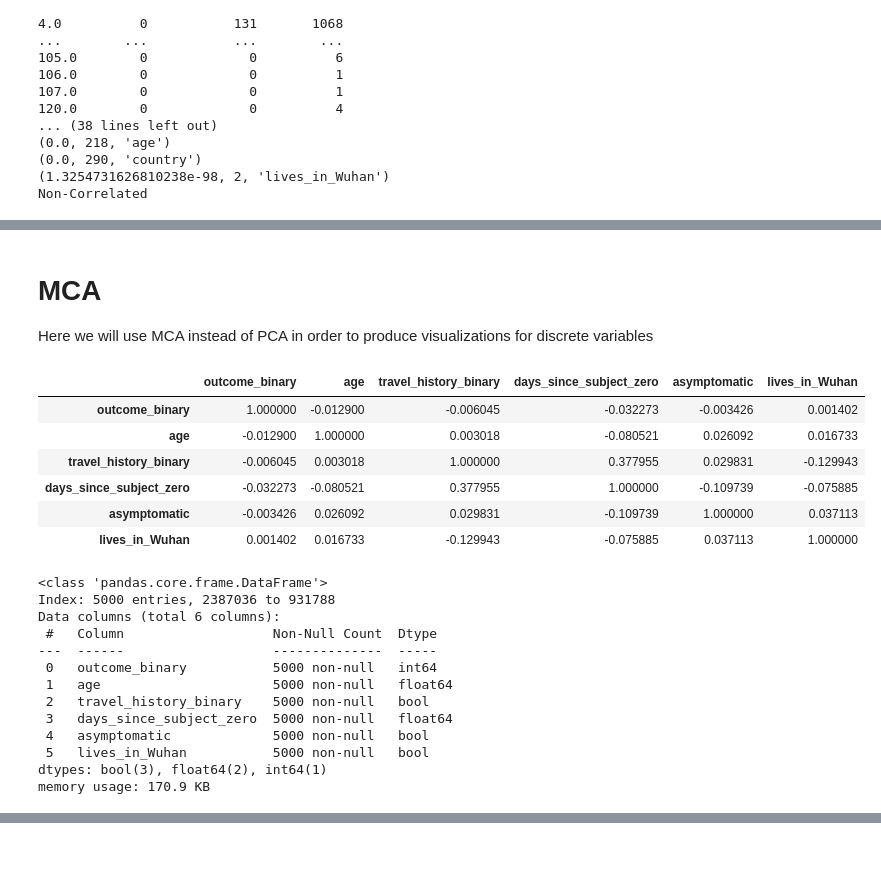
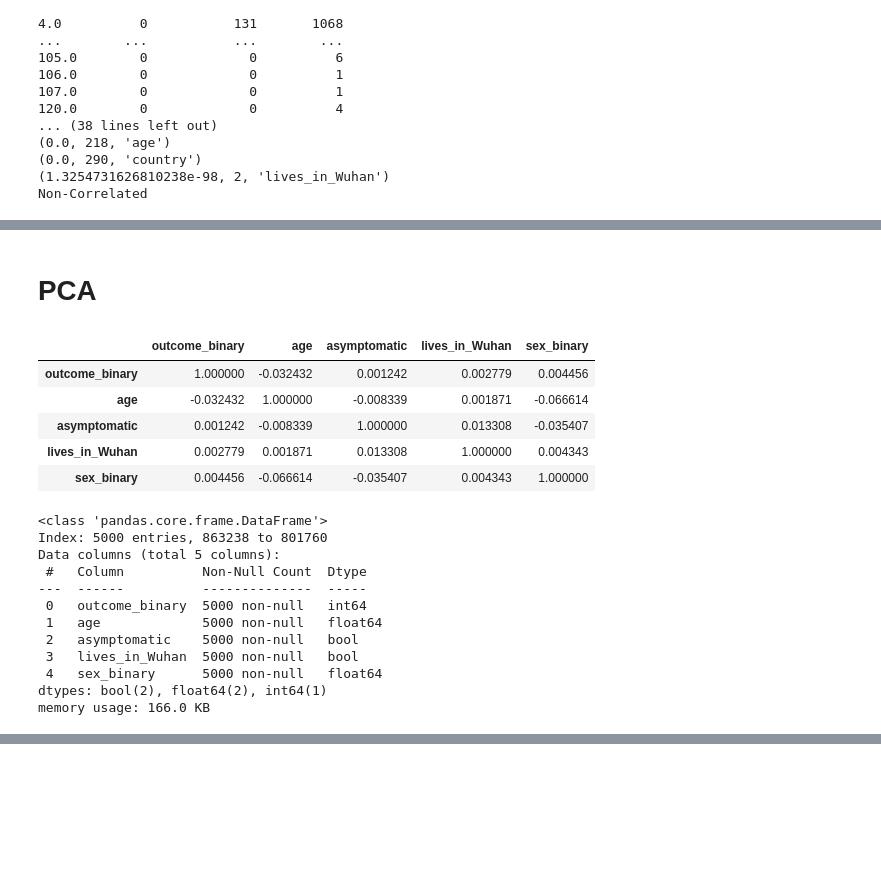
Before and after one commit to OrionVi1998/ai_project, a Jupyter notebook: Version2.ipynb, the cells around one changed output, grey strips where cells are left out. Cells and saved outputs as stored; diff of their text form; code cells hidden in the pictures; blank space fills up the shorter version.

```diff
--- a/Version2.ipynb
+++ b/Version2.ipynb
@@ -219,3 +236,26 @@ df['days_since_subject_zero'] = df["date_confirmation"].apply(lambda d: (d - dat
+# %%
+df['date_confirmation'] = pd.to_datetime(df['date_confirmation'], format='%d.%m.%Y', errors='coerce')
+# %%
+def parse_conf_binary(date_str):
+    if isinstance(date_str, pd.Timestamp):
+        return True
+    return False
+
+
+df["confirmation_binary"] = df['date_confirmation'].apply(parse_conf_binary)
+# %%
+def date_onset_parse(date_str):
+    if isinstance(date_str, float):
+        date_str = str(date_str)
+    if "-" in date_str:
+        date_str = date_str.split("-")
+        date_str = [d for d in date_str if d != "-"][0]
+    return pd.to_datetime(date_str, format='%d.%m.%Y', errors='coerce')
+
+
+df["date_onset_symptoms"] = df["date_onset_symptoms"].apply(date_onset_parse)
+# %%
+df['recovery_interval'] = abs((df['date_death_or_discharge'] - df['date_onset_symptoms']) / np.timedelta64(1, 'D'))
 # %%
 df["outcome_binary"] = df['outcome'].apply(lambda x: 0 if x not in ["recovered", "hospitalized"] else 1)
 # %%
@@ -299,37 +355,34 @@ Non-Correlated
 # %% [markdown]
-# MCA
-Here we will use MCA instead of PCA in order to produce visualizations for discrete variables
+# PCA
 # %%
 import prince
 from sklearn.preprocessing import LabelEncoder
 # %%
-continuous_dataset = df[["outcome_binary", "age", "travel_history_binary", "days_since_subject_zero", "asymptomatic", "lives_in_Wuhan"]]
-continuous_dataset =  continuous_dataset.dropna(how="any", axis=0).sample(n=5000, random_state=42)
-continuous_dataset.corr()
+PCA_dataset = df[["outcome_binary", "age", "asymptomatic", "lives_in_Wuhan", "sex_binary"]]
+PCA_dataset = PCA_dataset.dropna(how="any", axis=0).sample(n=5000, random_state=42)
+PCA_dataset.corr()
 # %% [output]
-|  | outcome_binary | age | travel_history_binary | days_since_subject_zero | asymptomatic | lives_in_Wuhan |
-| outcome_binary | 1.000000 | -0.012900 | -0.006045 | -0.032273 | -0.003426 | 0.001402 |
-| age | -0.012900 | 1.000000 | 0.003018 | -0.080521 | 0.026092 | 0.016733 |
-| travel_history_binary | -0.006045 | 0.003018 | 1.000000 | 0.377955 | 0.029831 | -0.129943 |
-| days_since_subject_zero | -0.032273 | -0.080521 | 0.377955 | 1.000000 | -0.109739 | -0.075885 |
-| asymptomatic | -0.003426 | 0.026092 | 0.029831 | -0.109739 | 1.000000 | 0.037113 |
-| lives_in_Wuhan | 0.001402 | 0.016733 | -0.129943 | -0.075885 | 0.037113 | 1.000000 |
+|  | outcome_binary | age | asymptomatic | lives_in_Wuhan | sex_binary |
+| outcome_binary | 1.000000 | -0.032432 | 0.001242 | 0.002779 | 0.004456 |
+| age | -0.032432 | 1.000000 | -0.008339 | 0.001871 | -0.066614 |
+| asymptomatic | 0.001242 | -0.008339 | 1.000000 | 0.013308 | -0.035407 |
+| lives_in_Wuhan | 0.002779 | 0.001871 | 0.013308 | 1.000000 | 0.004343 |
+| sex_binary | 0.004456 | -0.066614 | -0.035407 | 0.004343 | 1.000000 |
 # %%
-continuous_dataset.info(verbose=True, max_cols=307382, show_counts=True)
+PCA_dataset.info(verbose=True, max_cols=307382, show_counts=True)
 # %% [output]
 <class 'pandas.core.frame.DataFrame'>
-Index: 5000 entries, 2387036 to 931788
-Data columns (total 6 columns):
- #   Column                   Non-Null Count  Dtype
----  ------                   --------------  -----
- 0   outcome_binary           5000 non-null   int64
- 1   age                      5000 non-null   float64
- 2   travel_history_binary    5000 non-null   bool
- 3   days_since_subject_zero  5000 non-null   float64
- 4   asymptomatic             5000 non-null   bool
- 5   lives_in_Wuhan           5000 non-null   bool
-dtypes: bool(3), float64(2), int64(1)
-memory usage: 170.9 KB
+Index: 5000 entries, 863238 to 801760
+Data columns (total 5 columns):
+ #   Column          Non-Null Count  Dtype
+---  ------          --------------  -----
+ 0   outcome_binary  5000 non-null   int64
+ 1   age             5000 non-null   float64
+ 2   asymptomatic    5000 non-null   bool
+ 3   lives_in_Wuhan  5000 non-null   bool
+ 4   sex_binary      5000 non-null   float64
+dtypes: bool(2), float64(2), int64(1)
+memory usage: 166.0 KB
 # %%
 pca = prince.PCA(
     n_components=1000,
```
Also changed, not shown: parts of 27 cells of this notebook.
